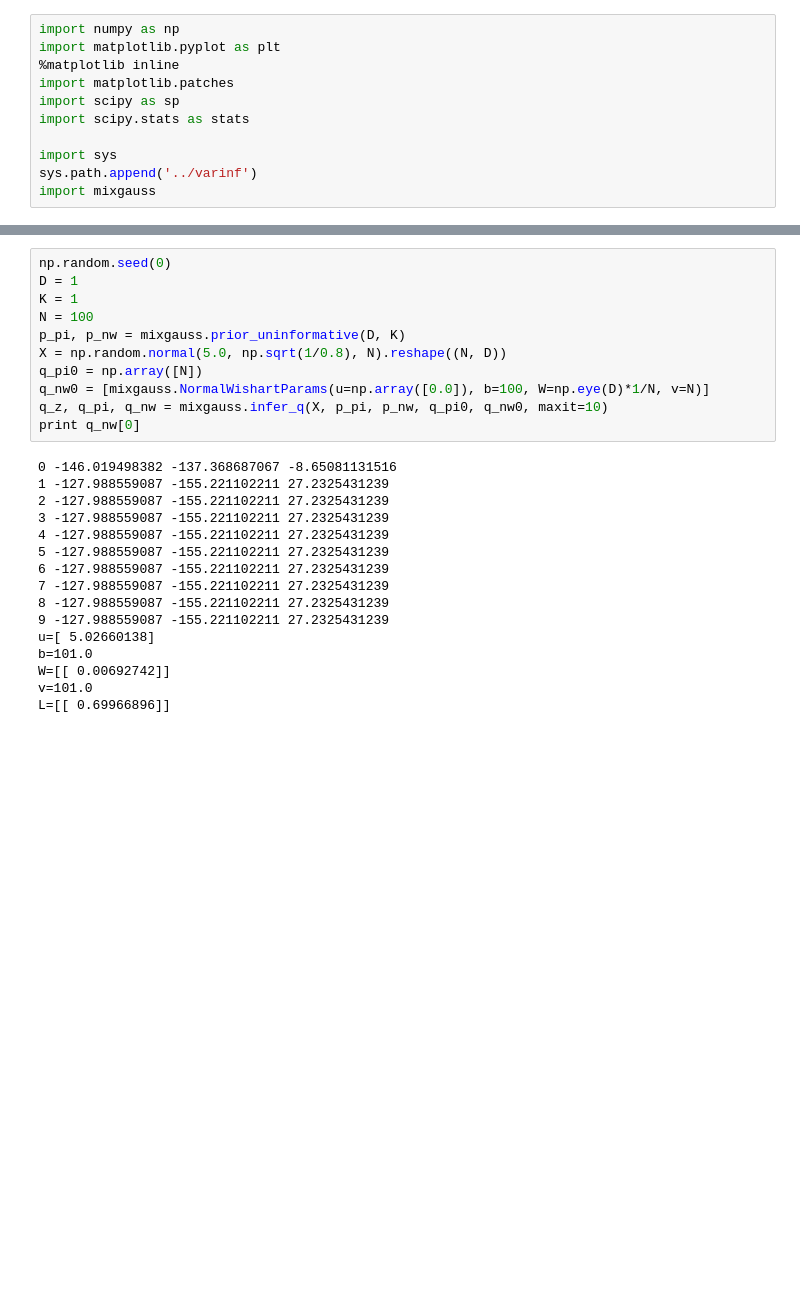
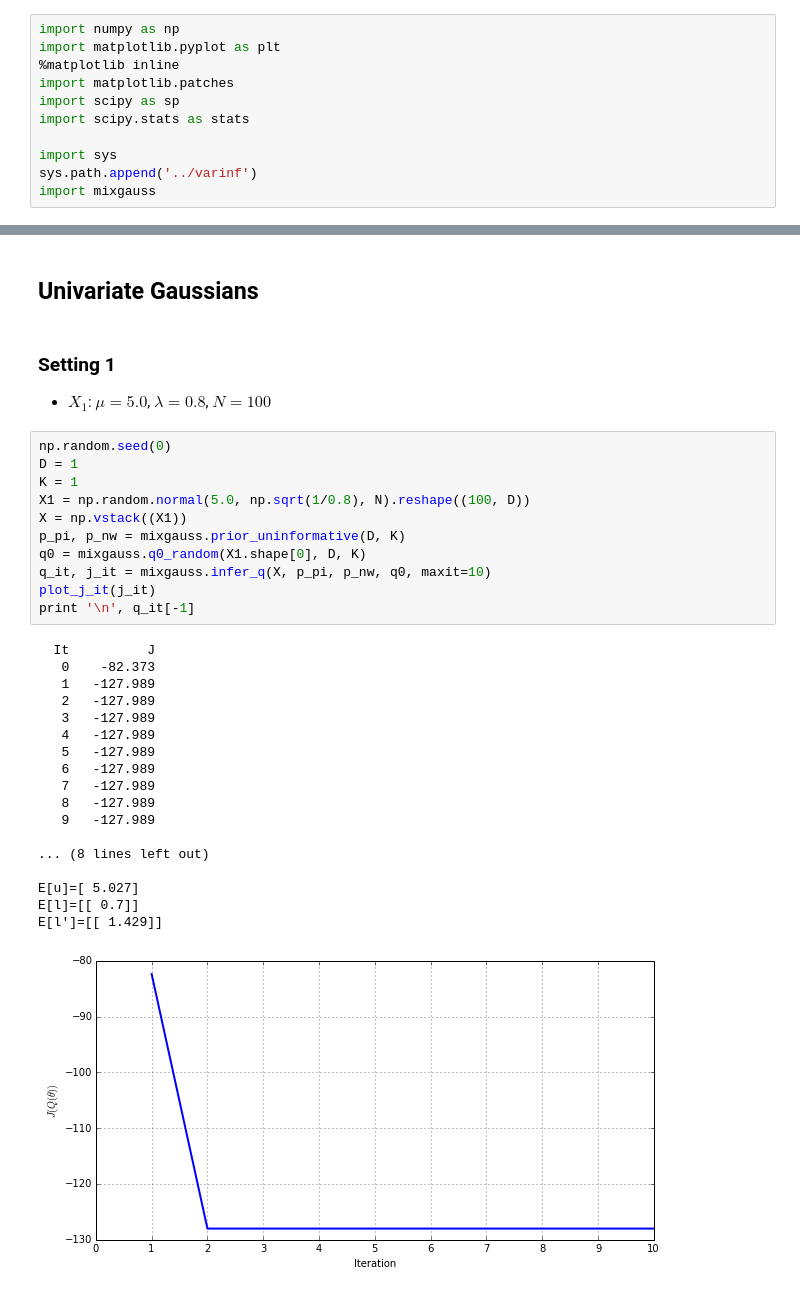
Before and after one commit to cangermueller/varinf, a Jupyter notebook: doc/mixgauss.ipynb, the cells around one changed output, grey strips where cells are left out. Saved outputs shown, nothing was run; the diff lists cells and outputs as text; blank space fills up the shorter version.

```diff
--- a/doc/mixgauss.ipynb
+++ b/doc/mixgauss.ipynb
@@ -64,27 +74,36 @@ def print_q(q_z, q_pi, q_nw):
+# %% [markdown]
+## Univariate Gaussians
+# %% [markdown]
+### Setting 1
+
+* $X_1$: $\mu=5.0$, $\lambda=0.8$, $N=100$
 # %%
 np.random.seed(0)
 D = 1
 K = 1
-N = 100
+X1 = np.random.normal(5.0, np.sqrt(1/0.8), N).reshape((100, D))
+X = np.vstack((X1))
 p_pi, p_nw = mixgauss.prior_uninformative(D, K)
-X = np.random.normal(5.0, np.sqrt(1/0.8), N).reshape((N, D))
-q_pi0 = np.array([N])
-q_nw0 = [mixgauss.NormalWishartParams(u=np.array([0.0]), b=100, W=np.eye(D)*1/N, v=N)]
-q_z, q_pi, q_nw = mixgauss.infer_q(X, p_pi, p_nw, q_pi0, q_nw0, maxit=10)
-print q_nw[0]
+q0 = mixgauss.q0_random(X1.shape[0], D, K)
+q_it, j_it = mixgauss.infer_q(X, p_pi, p_nw, q0, maxit=10)
+plot_j_it(j_it)
+print '\n', q_it[-1]
 # %% [output]
-0 -146.019498382 -137.368687067 -8.65081131516
-1 -127.988559087 -155.221102211 27.2325431239
-2 -127.988559087 -155.221102211 27.2325431239
-3 -127.988559087 -155.221102211 27.2325431239
-4 -127.988559087 -155.221102211 27.2325431239
-5 -127.988559087 -155.221102211 27.2325431239
-6 -127.988559087 -155.221102211 27.2325431239
-7 -127.988559087 -155.221102211 27.2325431239
-8 -127.988559087 -155.221102211 27.2325431239
-9 -127.988559087 -155.221102211 27.2325431239
-u=[ 5.02660138]
-b=101.0
-W=[[ 0.00692742]]
-v=101.0
-L=[[ 0.69966896]]
+  It          J
+   0    -82.373
+   1   -127.989
+   2   -127.989
+   3   -127.989
+   4   -127.989
+   5   -127.989
+   6   -127.989
+   7   -127.989
+   8   -127.989
+   9   -127.989
+
+... (8 lines left out)
+
+E[u]=[ 5.027]
+E[l]=[[ 0.7]]
+E[l']=[[ 1.429]]
+[figure, added]
```
Also changed, not shown: parts of 16 cells of this notebook, 2 other files.
